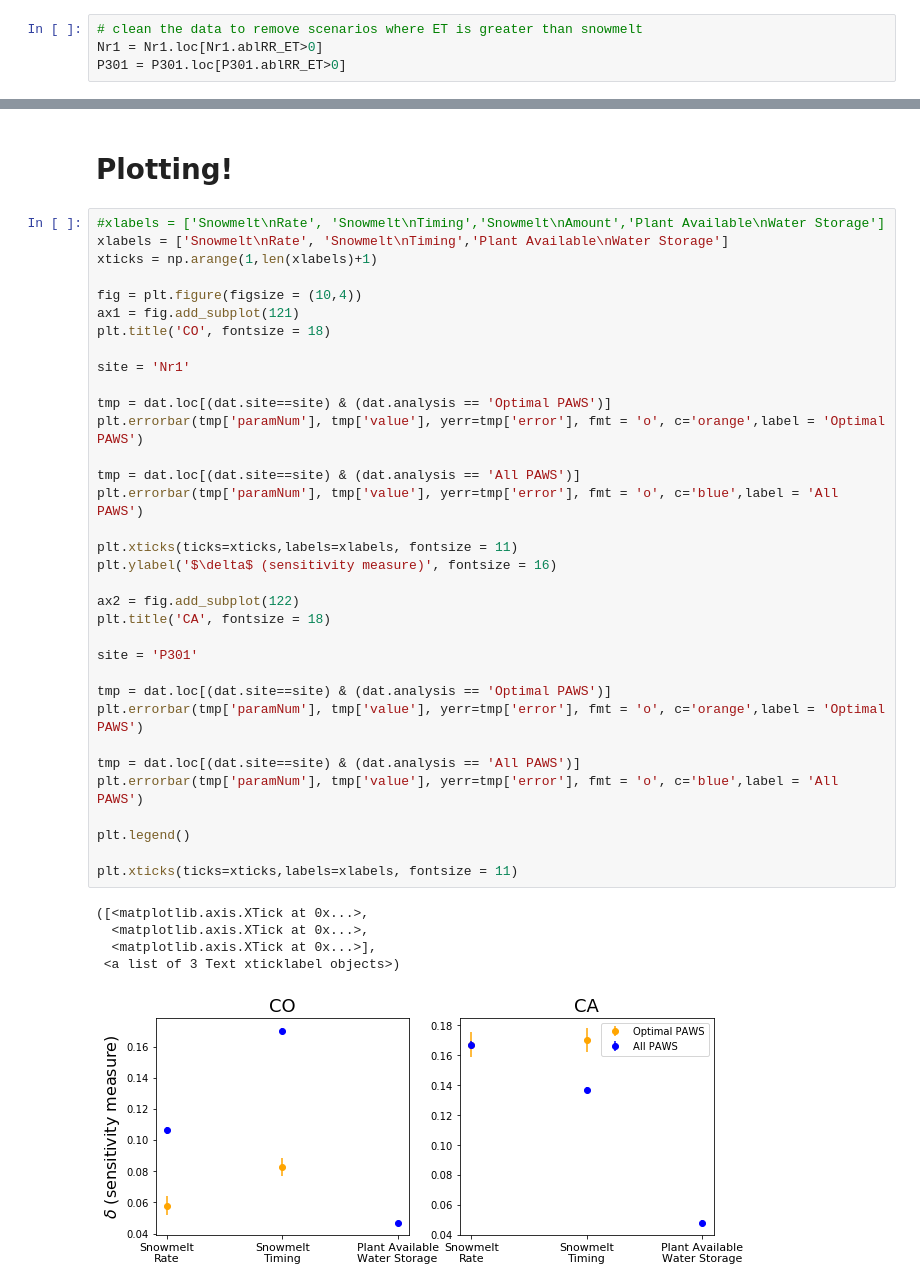
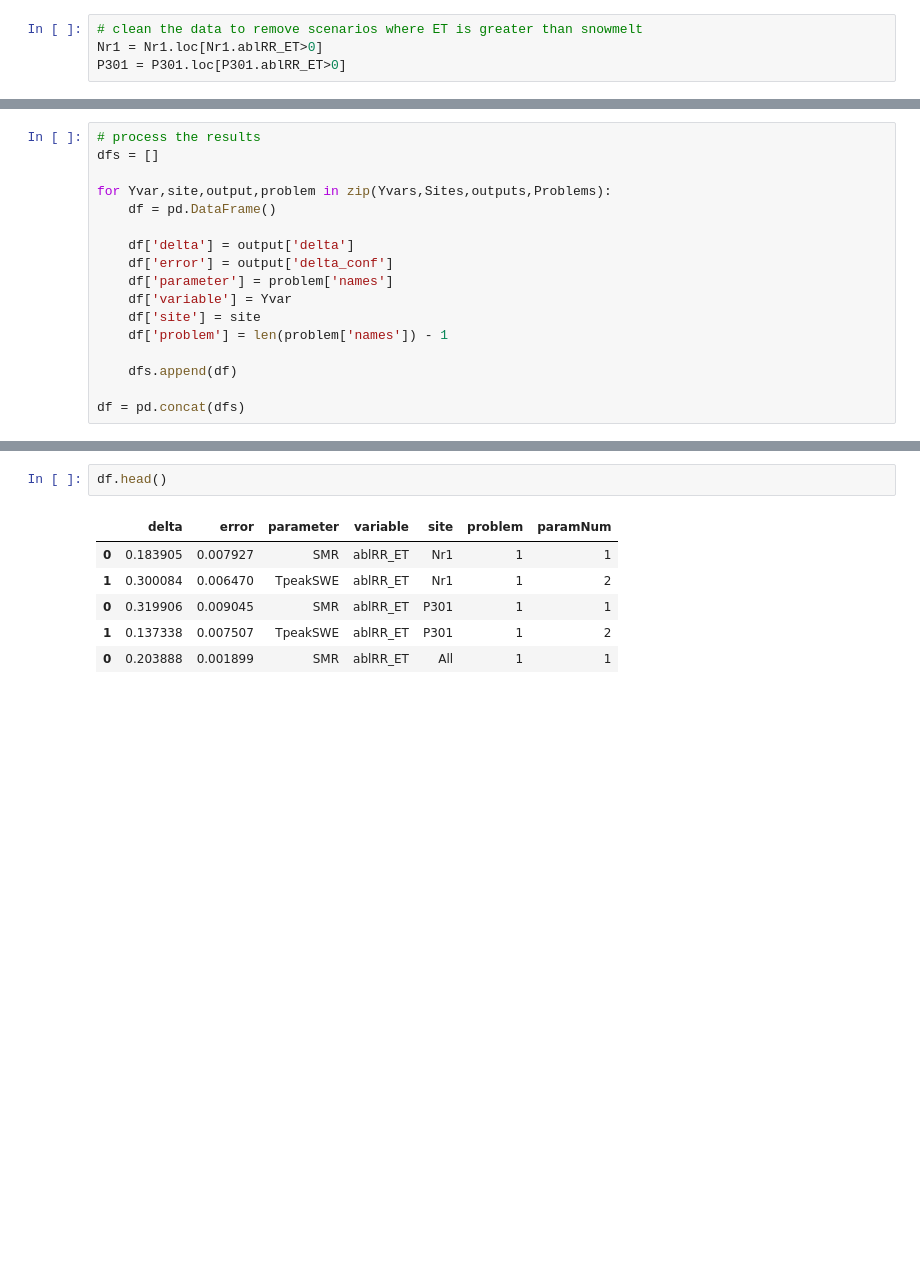
Before and after one commit to theobarnhart/rhessys_prep_analysis, a Jupyter notebook: smex/SA_delta_movement.ipynb, the cells around one changed output, grey strips where cells are left out. Cells and saved outputs as stored; diff of their text form; blank space fills up the shorter version.

```diff
--- a/smex/SA_delta_movement.ipynb
+++ b/smex/SA_delta_movement.ipynb
@@ -150,3 +119,20 @@ del dat['index']
+# %%
+# process the results
+dfs = []
+
+for Yvar,site,output,problem in zip(Yvars,Sites,outputs,Problems):
+    df = pd.DataFrame()
+
+    df['delta'] = output['delta']
+    df['error'] = output['delta_conf']
+    df['parameter'] = problem['names']
+    df['variable'] = Yvar
+    df['site'] = site
+    df['problem'] = len(problem['names']) - 1
+
+    dfs.append(df)
+
+df = pd.concat(dfs)
 # %%
 def param2num(param):
     if param == 'SMR':
@@ -164,42 +150,9 @@ dat['paramNum'] = dat.parameter.map(param2num)
-# %% [markdown]
-# Plotting!
-# %%
-#xlabels = ['Snowmelt\nRate', 'Snowmelt\nTiming','Snowmelt\nAmount','Plant Available\nWater Storage']
-xlabels = ['Snowmelt\nRate', 'Snowmelt\nTiming','Plant Available\nWater Storage']
-xticks = np.arange(1,len(xlabels)+1)
-
-fig = plt.figure(figsize = (10,4))
-ax1 = fig.add_subplot(121)
-plt.title('CO', fontsize = 18)
-
-site = 'Nr1'
-
-tmp = dat.loc[(dat.site==site) & (dat.analysis == 'Optimal PAWS')]
-plt.errorbar(tmp['paramNum'], tmp['value'], yerr=tmp['error'], fmt = 'o', c='orange',label = 'Optimal PAWS')
-
-tmp = dat.loc[(dat.site==site) & (dat.analysis == 'All PAWS')]
-plt.errorbar(tmp['paramNum'], tmp['value'], yerr=tmp['error'], fmt = 'o', c='blue',label = 'All PAWS')
-
-plt.xticks(ticks=xticks,labels=xlabels, fontsize = 11)
-plt.ylabel('$\delta$ (sensitivity measure)', fontsize = 16)
-
-ax2 = fig.add_subplot(122)
-plt.title('CA', fontsize = 18)
-
-site = 'P301'
-
-tmp = dat.loc[(dat.site==site) & (dat.analysis == 'Optimal PAWS')]
-plt.errorbar(tmp['paramNum'], tmp['value'], yerr=tmp['error'], fmt = 'o', c='orange',label = 'Optimal PAWS')
-
-tmp = dat.loc[(dat.site==site) & (dat.analysis == 'All PAWS')]
-plt.errorbar(tmp['paramNum'], tmp['value'], yerr=tmp['error'], fmt = 'o', c='blue',label = 'All PAWS')
-
-plt.legend()
-
-plt.xticks(ticks=xticks,labels=xlabels, fontsize = 11)
-# %% [output]
-([<matplotlib.axis.XTick at 0x...>,
-  <matplotlib.axis.XTick at 0x...>,
-  <matplotlib.axis.XTick at 0x...>],
- <a list of 3 Text xticklabel objects>)
-[figure, removed]
+# %%
+df.head()
+# %% [output]
+|  | delta | error | parameter | variable | site | problem | paramNum |
+| 0 | 0.183905 | 0.007927 | SMR | ablRR_ET | Nr1 | 1 | 1 |
+| 1 | 0.300084 | 0.006470 | TpeakSWE | ablRR_ET | Nr1 | 1 | 2 |
+| 0 | 0.319906 | 0.009045 | SMR | ablRR_ET | P301 | 1 | 1 |
+| 1 | 0.137338 | 0.007507 | TpeakSWE | ablRR_ET | P301 | 1 | 2 |
+| 0 | 0.203888 | 0.001899 | SMR | ablRR_ET | All | 1 | 1 |
```
Also changed, not shown: parts of 24 cells of this notebook.
